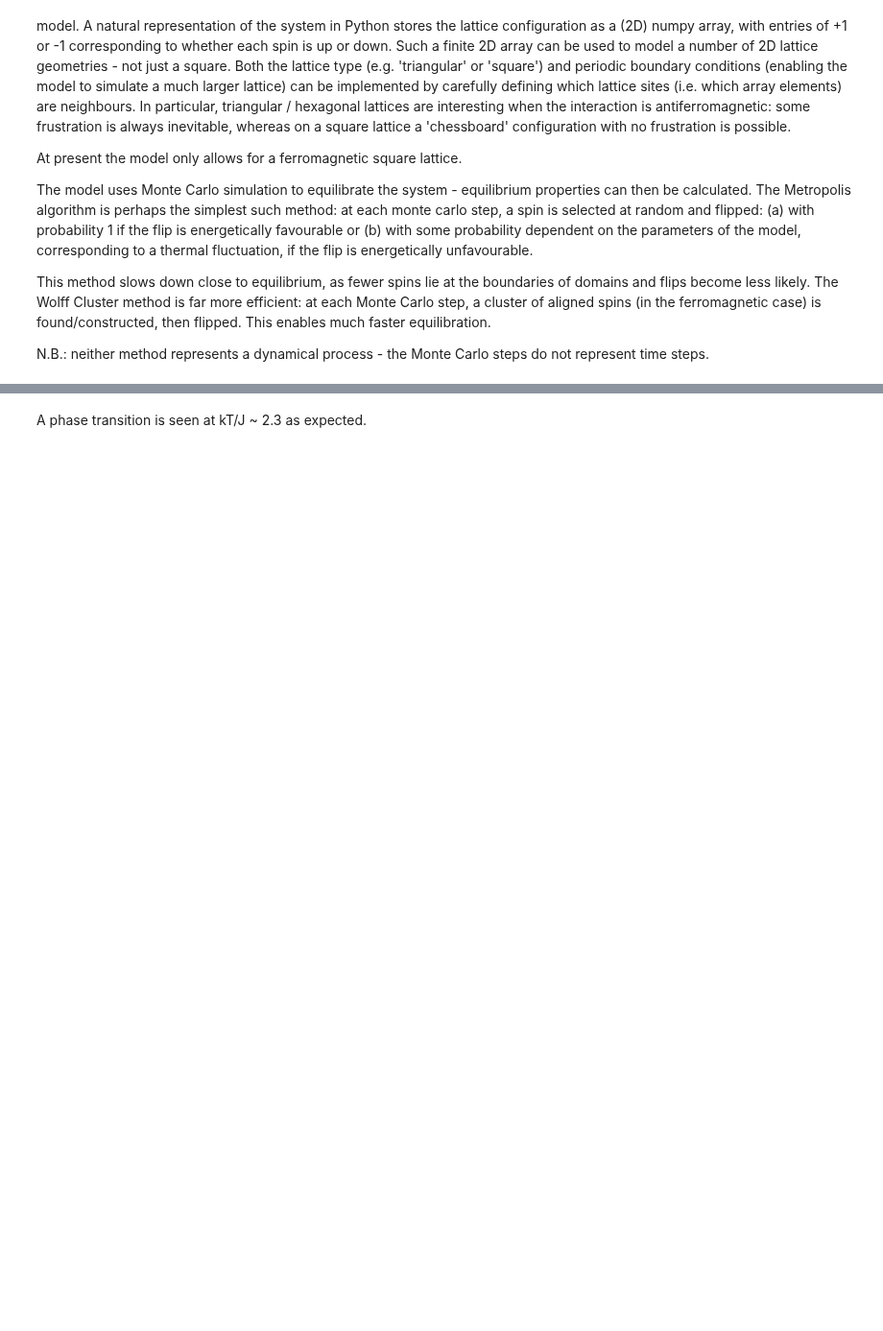
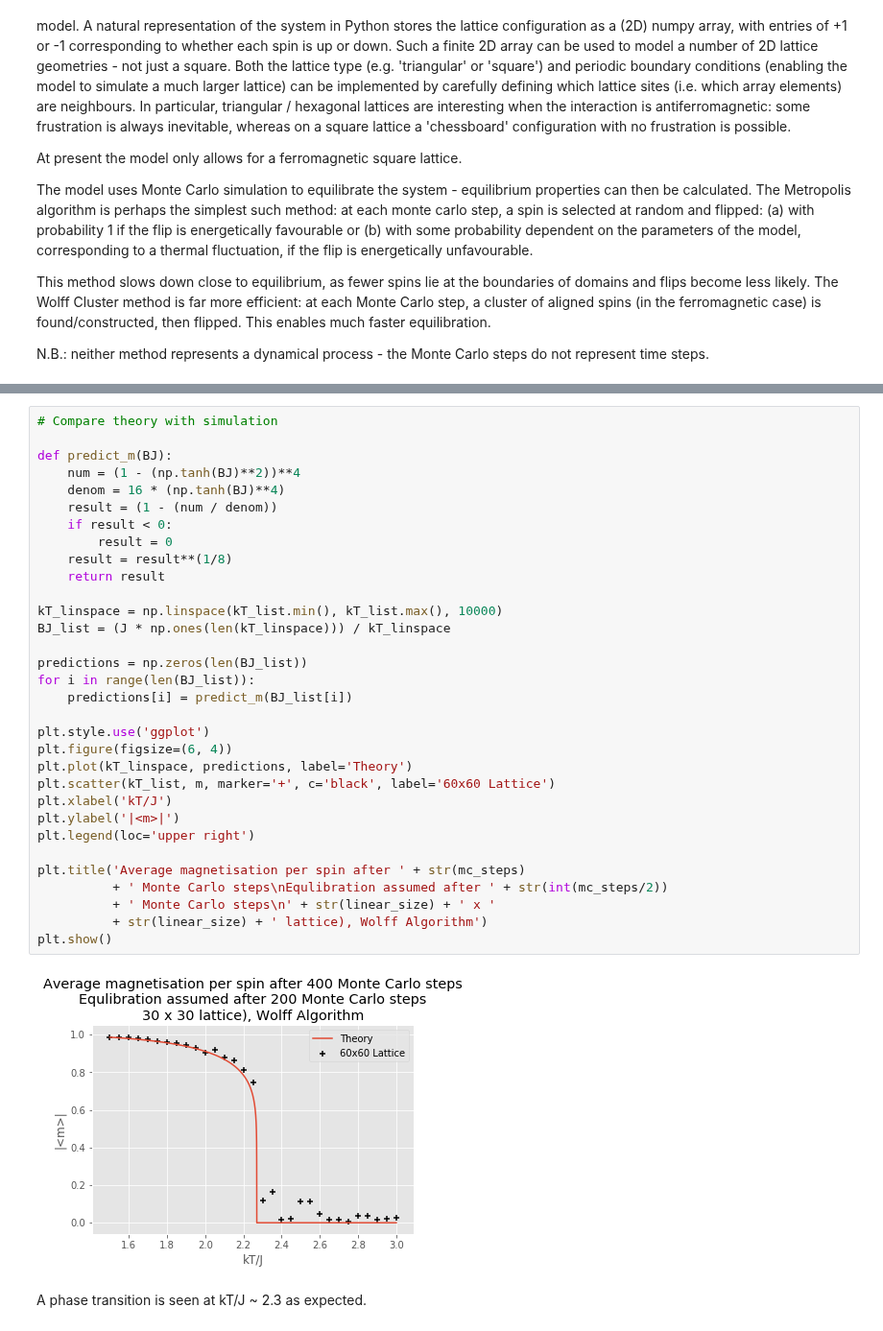
Before and after one commit to Harrykjg-physics/physics, a Jupyter notebook: ising_2D/ising-2D.ipynb, the cells around one changed output, grey strips where cells are left out. Shown at 96% size. Saved outputs shown, nothing was run; the diff lists cells and outputs as text; blank space fills up the shorter version.

```diff
--- a/ising_2D/ising-2D.ipynb
+++ b/ising_2D/ising-2D.ipynb
@@ -203,2 +197,36 @@ kT = 3.0
+# %%
+# Compare theory with simulation
+
+def predict_m(BJ):
+    num = (1 - (np.tanh(BJ)**2))**4
+    denom = 16 * (np.tanh(BJ)**4)
+    result = (1 - (num / denom))
+    if result < 0:
+        result = 0
+    result = result**(1/8)
+    return result
+
+kT_linspace = np.linspace(kT_list.min(), kT_list.max(), 10000)
+BJ_list = (J * np.ones(len(kT_linspace))) / kT_linspace
+
+predictions = np.zeros(len(BJ_list))
+for i in range(len(BJ_list)):
+    predictions[i] = predict_m(BJ_list[i])
+
+plt.style.use('ggplot')
+plt.figure(figsize=(6, 4))
+plt.plot(kT_linspace, predictions, label='Theory')
+plt.scatter(kT_list, m, marker='+', c='black', label='60x60 Lattice')
+plt.xlabel('kT/J')
+plt.ylabel('|<m>|')
+plt.legend(loc='upper right')
+
+plt.title('Average magnetisation per spin after ' + str(mc_steps)
+          + ' Monte Carlo steps\nEqulibration assumed after ' + str(int(mc_steps/2))
+          + ' Monte Carlo steps\n' + str(linear_size) + ' x '
+          + str(linear_size) + ' lattice), Wolff Algorithm')
+plt.show()
+# %% [output]
+[figure, added]
 # %% [markdown]
 A phase transition is seen at kT/J ~ 2.3 as expected.
```
Also changed, not shown: parts of 3 cells of this notebook, 1 other file.
